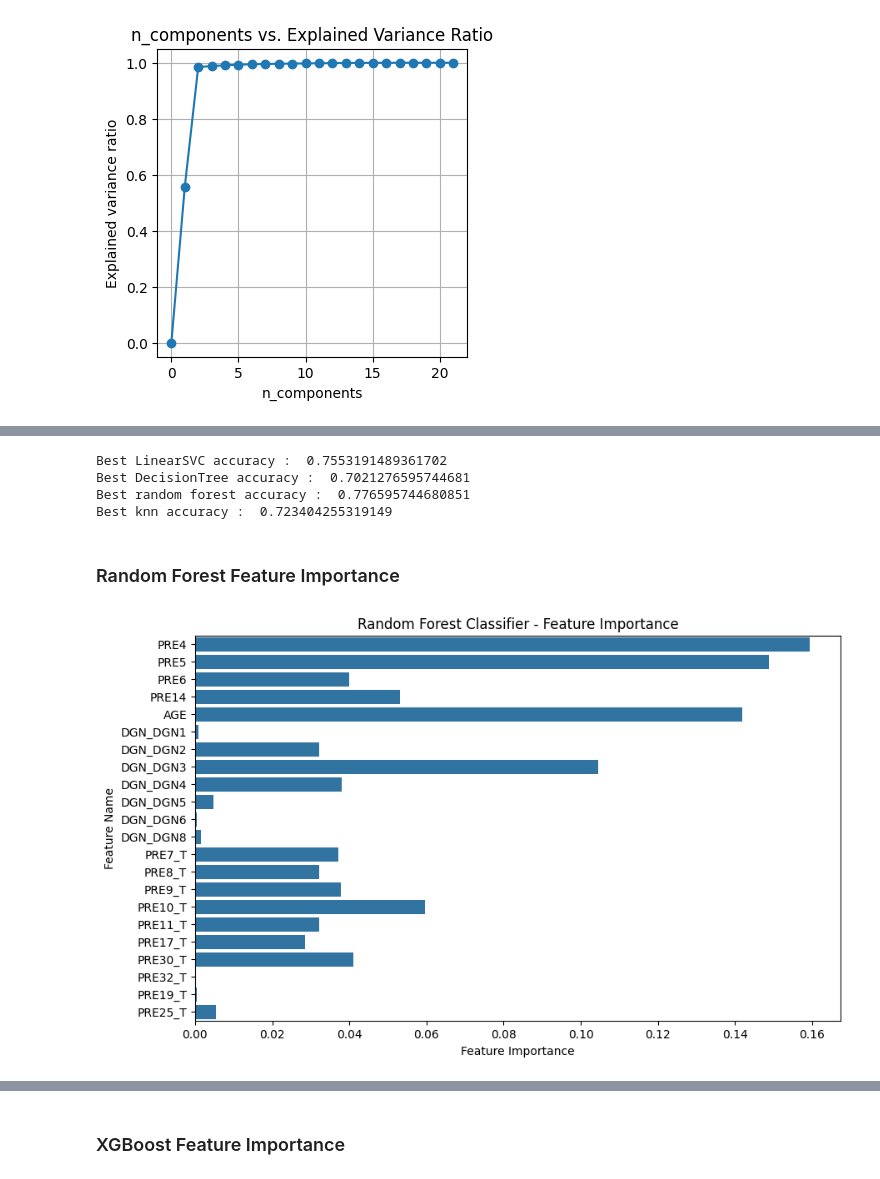
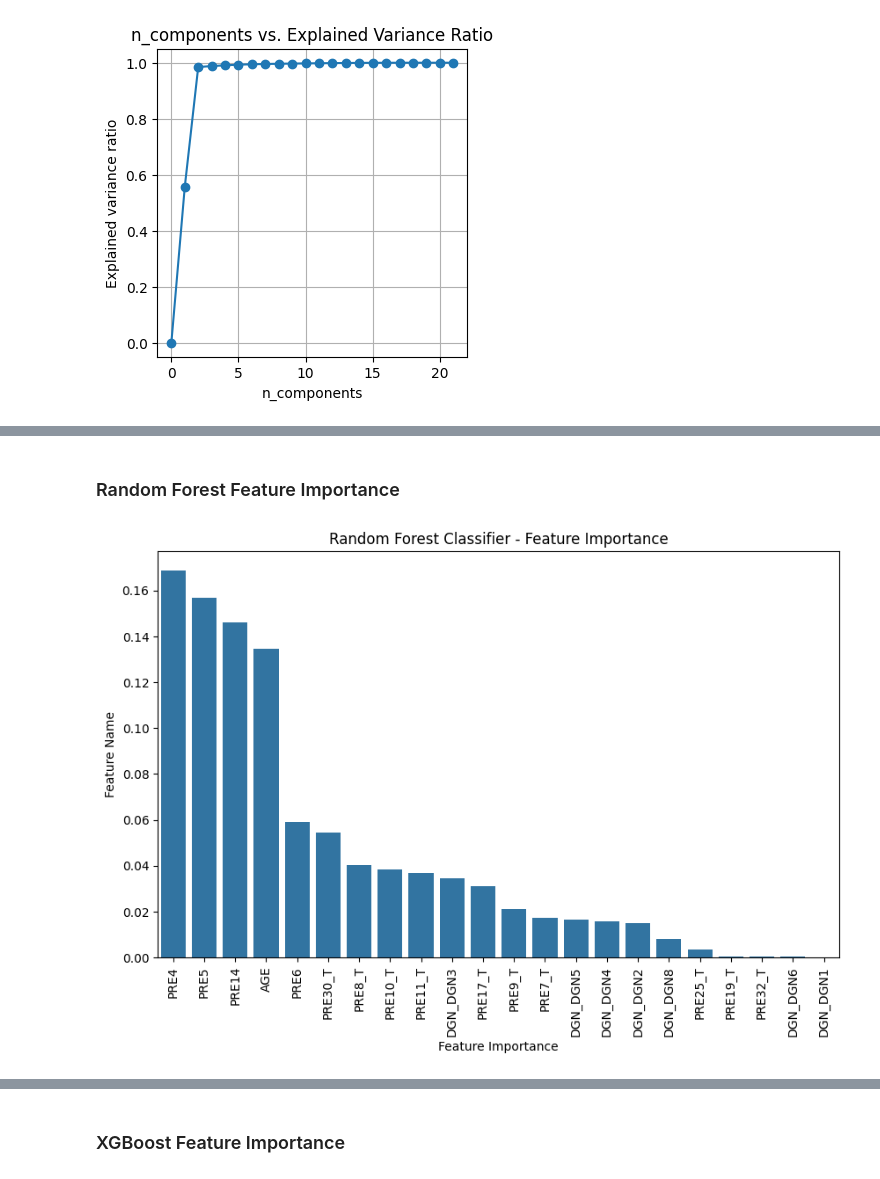
Before and after one commit to milicaj00/ML-P1-Classification, a Jupyter notebook: proba.ipynb, the cells around one changed output, grey strips where cells are left out. Drawn from its saved outputs; the diff is of its cells as text; code cells hidden in the pictures.

```diff
--- a/proba.ipynb
+++ b/proba.ipynb
@@ -568,7 +575,7 @@ Name: count, dtype: int64
 # %%
 sm = SMOTE()
 
-data_features_res, target_res = sm.fit_resample(data_features, target)
+data_features_res, target_res = sm.fit_resample(data_features_standardizes, target)
 
 fig, axes = pyplot.subplots(1, 2, figsize=(8, 4))
 
@@ -585,6 +592,16 @@ pyplot.show()
 # %%
 
 data_train_balansed, data_test_balansed, target_train_balansed, target_test_balansed = train_test_split(data_features_res, target_res, test_size=0.2, random_state=42)
+# %%
+from sklearn.naive_bayes import BernoulliNB
+
+rf_classifier = RandomForestClassifier()
+nearest_neighbors = KNeighborsClassifier(n_neighbors=8)
+logistic_regression = LogisticRegression(random_state=0, solver='lbfgs', max_iter=1000)
+svc_model = LinearSVC( C=1.0, random_state=0,  dual='auto')
+nb_classifer = BernoulliNB()
+decisionTree = DecisionTreeClassifier(random_state=0)
+xgb_model = XGBClassifier(objective='binary:logitraw')
 # %% [markdown]
 ## Modeli posle balansiranja
 # %%
@@ -1239,3 +1145,14 @@ pyplot.show()
+# %%
+svc = SVC(C=10, gamma=0.1,probability=True,kernel='rbf')
+#logistic regresion {'C': 10, 'penalty': 'l1', 'solver': 'liblinear'}
+decisionTree = DecisionTreeClassifier(ccp_alpha=0,
+                       criterion='gini', max_depth=16, min_samples_split=4, min_samples_leaf=1,
+                       random_state=0)
+
+rf_classifier = RandomForestClassifier(criterion='entropy', max_depth=50, max_features='log2',min_samples_leaf=4,
+                       min_samples_split=2, n_estimators=90)
+
+knn=KNeighborsClassifier(metric='manhattan', n_neighbors=2, weights='distance')
 # %% [markdown]
 ### PCA
 # %%
@@ -1261,12 +1178,12 @@ data_features_pca = pca.fit_transform(data_features_res)
 
 data_train_pca, data_test_pca, target_train_pca, target_test_pca = train_test_split(data_features_pca, target_res, test_size=0.2, random_state=42)
 
-rf_model.fit(data_train_pca, target_train_pca)
-rf_pred = rf_model.predict(data_test_pca)
+rf_classifier.fit(data_train_pca, target_train_pca)
+rf_pred = rf_classifier.predict(data_test_pca)
 print("random forest accuracy after PCA:  ", (accuracy_score(target_test_pca, rf_pred)))
 
-knn_model.fit(data_train_pca, target_train_pca)
-predNN = rf_model.predict(data_test_pca)
+knn.fit(data_train_pca, target_train_pca)
+predNN = knn.predict(data_test_pca)
 print("knn accuracy after PCA:  ", (accuracy_score(target_test_pca, predNN)))
 
 predDT = decisionTree.fit(data_train_pca, target_train_pca).predict(data_test_pca)
@@ -1276,8 +1193,13 @@ xgb_model = xgb_model.fit(data_train_pca, target_train_pca)
 predXGB = xgb_model.predict(data_test_pca)
 print("XGBoost accuracy after PCA:  ", (accuracy_score(target_test_pca, predXGB)))
 
+svc = svc.fit(data_train_pca, target_train_pca)
+predSVC = svc.predict(data_test_pca)
+print("SVC accuracy after PCA:  ", (accuracy_score(target_test_pca, predSVC)))
+
 results['random forest']['pca'] =accuracy_score(target_test_pca, rf_pred)
 results['knn']['pca'] =accuracy_score(target_test_pca, predNN)
 results['DecisionTree']['pca'] =accuracy_score(target_test_pca, predDT)
 results['XGBoost']['pca'] =accuracy_score(target_test_pca, predXGB)
+results['LinearSVC']['pca'] =accuracy_score(target_test_pca, predSVC)
 # %% [output]
@@ -1313,58 +1235,22 @@ pd.DataFrame(results)
-# %%
-#balanced data
-pca = PCA(n_components=0.99)
-scaler = preprocessing.StandardScaler()
-data_train = scaler.fit_transform(data_train)
-data_test = scaler.transform(data_test)
-
-def PCA_selection(model,modelName):
-    pipe = Pipeline(steps=[('pca', pca),
-                           ('model', model)])
-    model = pipe.fit(data_train,target_train)
-    prediction = model.predict(data_test)
-    print(f"Best {modelName} accuracy : ",accuracy_score(target_test, prediction, normalize = True))
-    results[modelName]['pca'] = accuracy_score(target_test, prediction, normalize = True)
-
-svc = SVC(C=10, gamma=0.1,probability=True,kernel='rbf')
-#logistic regresion {'C': 10, 'penalty': 'l1', 'solver': 'liblinear'}
-decisionTree = DecisionTreeClassifier(ccp_alpha=0,
-                       criterion='gini', max_depth=16, min_samples_split=4, min_samples_leaf=1,
-                       random_state=0)
-
-randomForest = RandomForestClassifier(criterion='entropy', max_depth=50, max_features='log2',min_samples_leaf=4,
-                       min_samples_split=2, n_estimators=90)
-
-knn=KNeighborsClassifier(metric='manhattan', n_neighbors=2, weights='distance')
-
-
-
-PCA_selection(svc,'LinearSVC')
-PCA_selection(decisionTree,"DecisionTree")
-PCA_selection(randomForest,"random forest")
-PCA_selection(knn,"knn")
-# %% [output]
-Best LinearSVC accuracy :  0.7553191489361702
-Best DecisionTree accuracy :  0.7021276595744681
-Best random forest accuracy :  0.776595744680851
-Best knn accuracy :  0.723404255319149
 # %% [markdown]
 ### Random Forest Feature Importance
 # %%
 rf_model = rf_classifier.fit(data_train_balansed, target_train_balansed)
 
 feature_importances = rf_model.feature_importances_
 
 importance_df = pd.DataFrame({'Feature': cols, 'Importance': feature_importances})
-# importance_df = importance_df.sort_values(by='Importance', ascending=False)
+importance_df = importance_df.sort_values(by='Importance', ascending=False)
 
 pyplot.figure(figsize=(10, 6))
-sns.barplot(x=importance_df['Importance'], y=importance_df['Feature'], orient="h")
+sns.barplot(y=importance_df['Importance'], x=importance_df['Feature'], orient="v")
+pyplot.xticks(rotation=90)
 pyplot.xlabel("Feature Importance")
 pyplot.ylabel("Feature Name")
 pyplot.title("Random Forest Classifier - Feature Importance")
 pyplot.show()
 # %% [output]
-[figure, old version]
+[figure, new version]
 # %%
 important_features_mask = (feature_importances >= 0.04)
 rfi_feature_data = data_features_res[:, important_features_mask]
```
Also changed, not shown: parts of 27 cells of this notebook.
